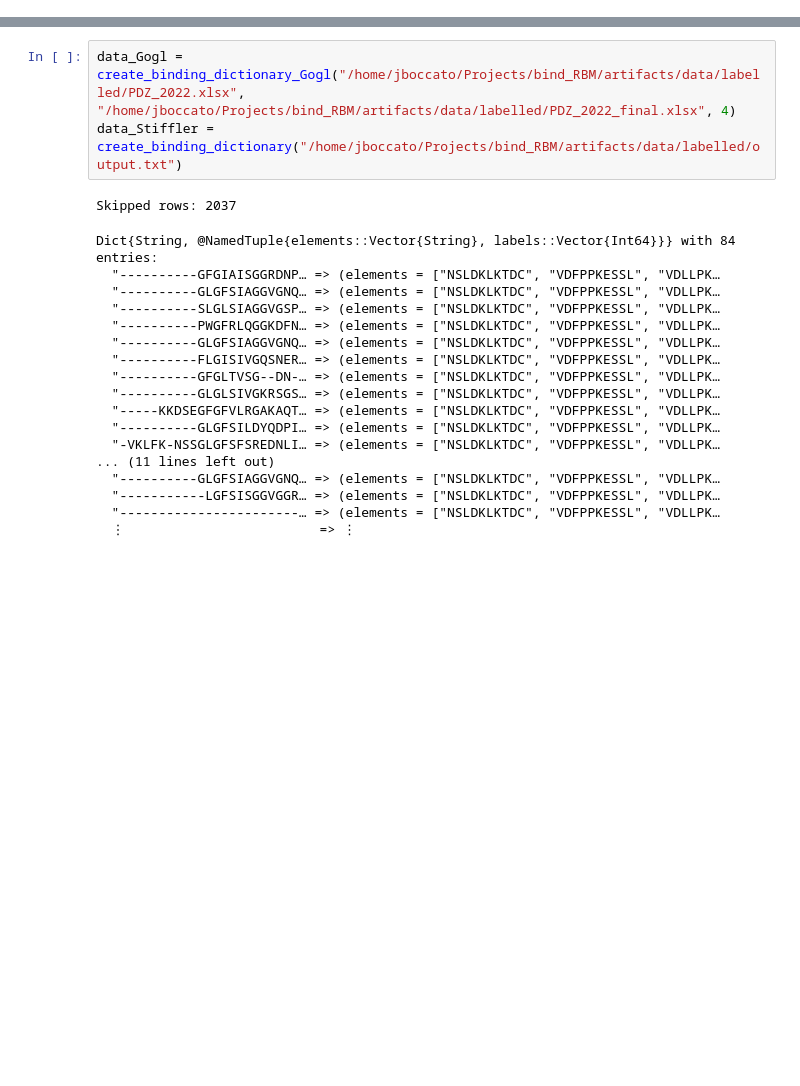
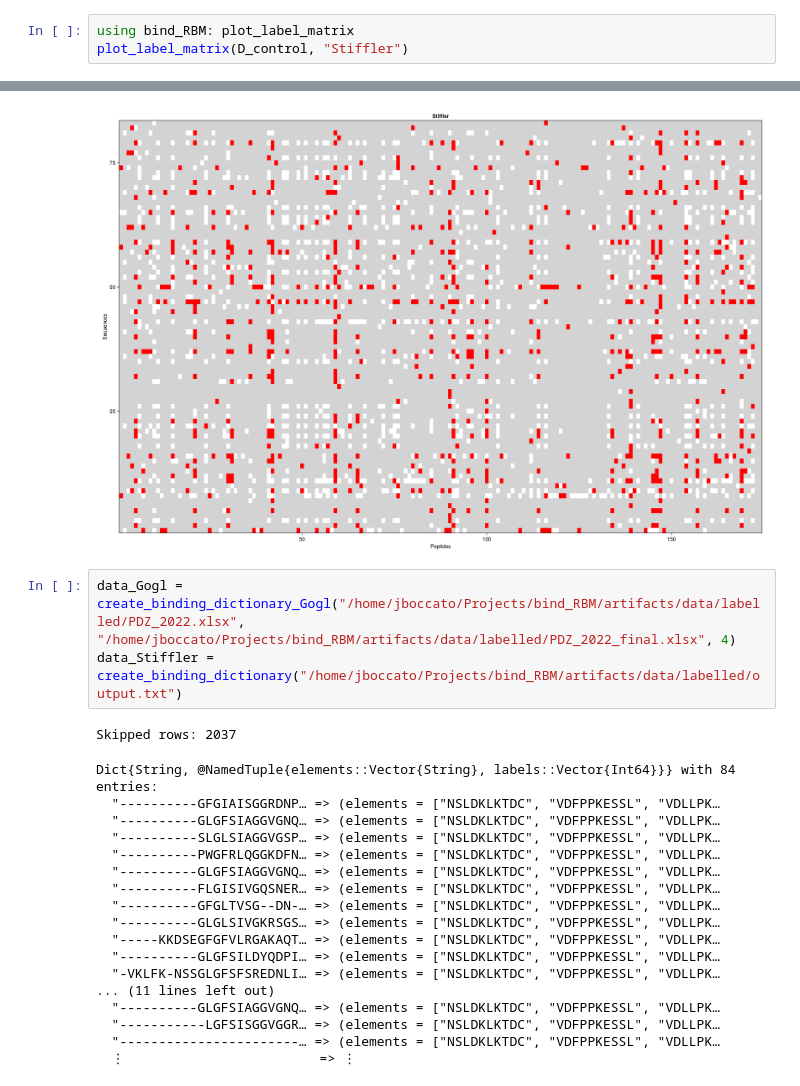
Before and after one commit to JacopoBoccato/bind_RBM, a Jupyter notebook: notebooks/peptides_class.ipynb, the cells around one changed output, grey strips where cells are left out. Saved outputs shown, nothing was run; the diff lists cells and outputs as text; blank space fills up the shorter version.

```diff
--- a/notebooks/peptides_class.ipynb
+++ b/notebooks/peptides_class.ipynb
@@ -48,0 +129,4 @@ using bind_RBM: plot_model_vs_data, create_binding_dictionary_Gogl, create_bindi
+# %%
+using bind_RBM: plot_label_matrix
+plot_label_matrix(D_control, "Stiffler")
+# %% [output]
@@ -49,3 +135,4 @@ using bind_RBM: plot_model_vs_data, create_binding_dictionary_Gogl, create_bindi
+[figure, added]
 # %%
 data_Gogl = create_binding_dictionary_Gogl("/home/jboccato/Projects/bind_RBM/artifacts/data/labelled/PDZ_2022.xlsx", "/home/jboccato/Projects/bind_RBM/artifacts/data/labelled/PDZ_2022_final.xlsx", 4)
 data_Stiffler = create_binding_dictionary("/home/jboccato/Projects/bind_RBM/artifacts/data/labelled/output.txt")
```
Also changed, not shown: parts of 66 cells of this notebook, 12 other files.
